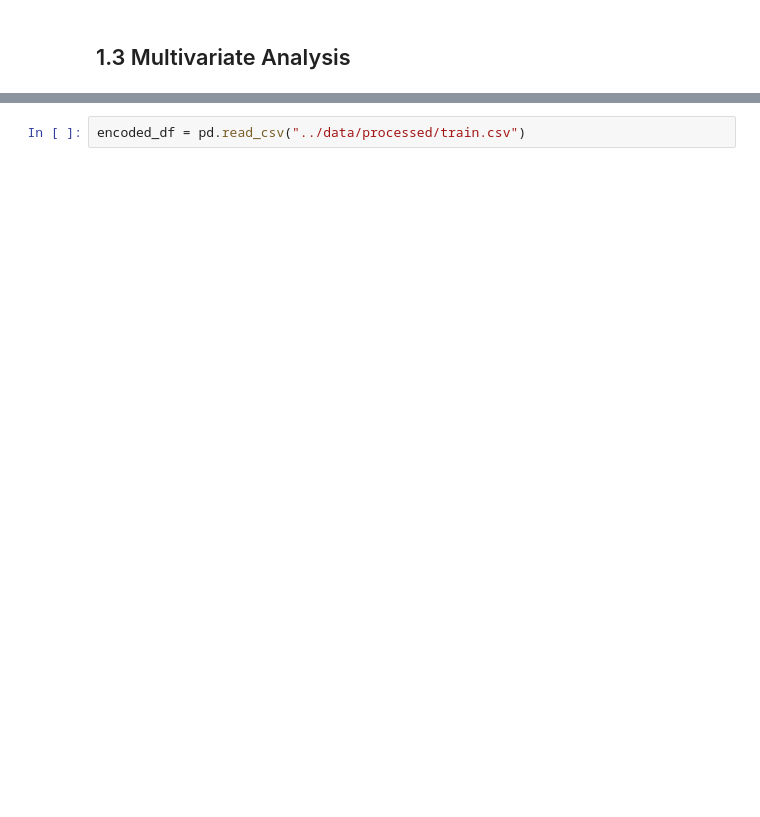
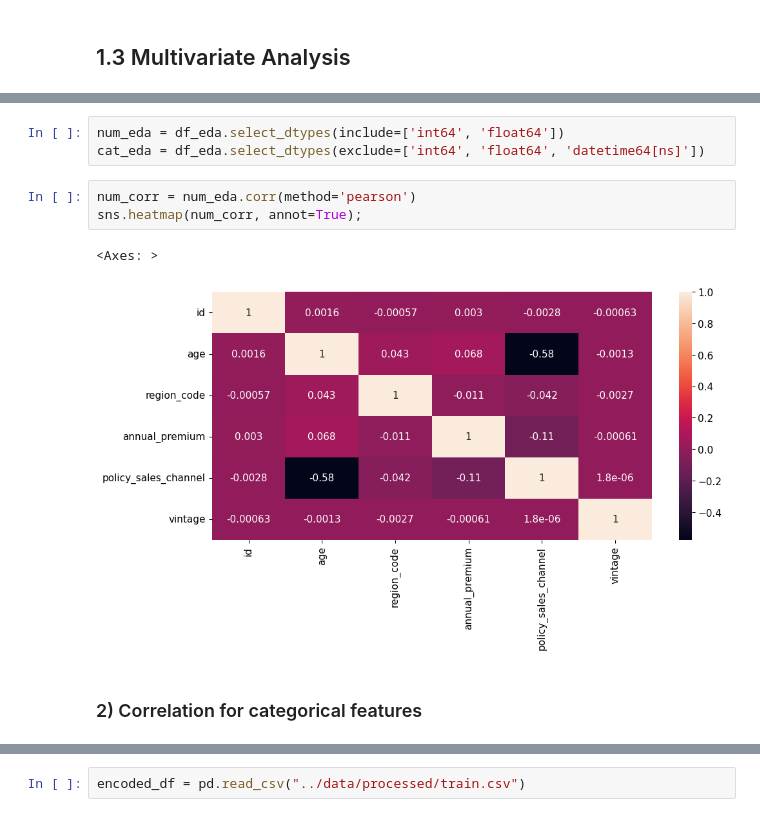
Before and after one commit to iury-repo/health_insurance_cs, a Jupyter notebook: notebooks/1-ims-data-exploration.ipynb, the cells around one changed output, grey strips where cells are left out. Drawn from its saved outputs; the diff is of its cells as text; blank space fills up the shorter version.

Commit message:
refactor: Add a multivariate analysis for numeric and categorical datasets

```diff
--- a/notebooks/1-ims-data-exploration.ipynb
+++ b/notebooks/1-ims-data-exploration.ipynb
@@ -415,0 +438,11 @@ For this analysis will be using the dataset after the encoding process, so we ca
+# %%
+num_eda = df_eda.select_dtypes(include=['int64', 'float64'])
+cat_eda = df_eda.select_dtypes(exclude=['int64', 'float64', 'datetime64[ns]'])
+# %%
+num_corr = num_eda.corr(method='pearson')
+sns.heatmap(num_corr, annot=True);
+# %% [output]
+<Axes: >
+[figure, added]
+# %% [markdown]
+### 2) Correlation for categorical features
```
Also changed, not shown: parts of 13 cells of this notebook.
